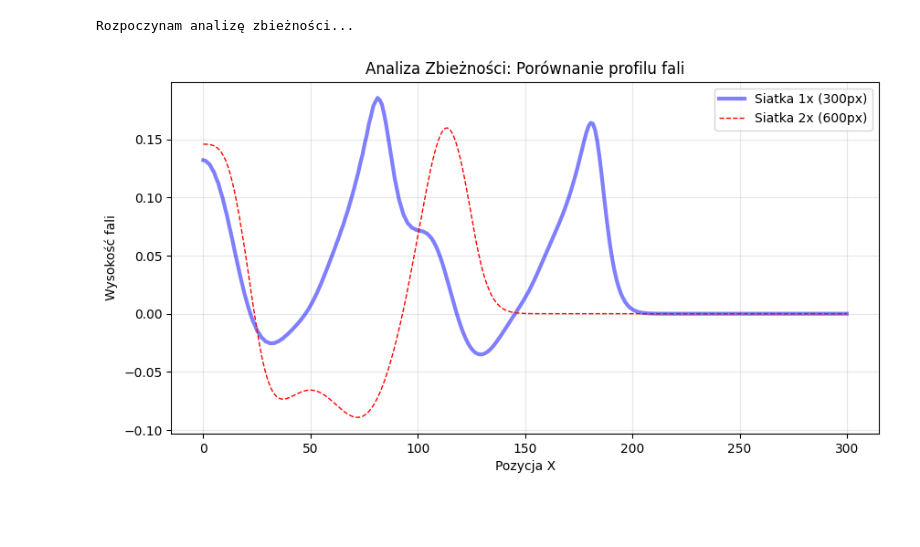
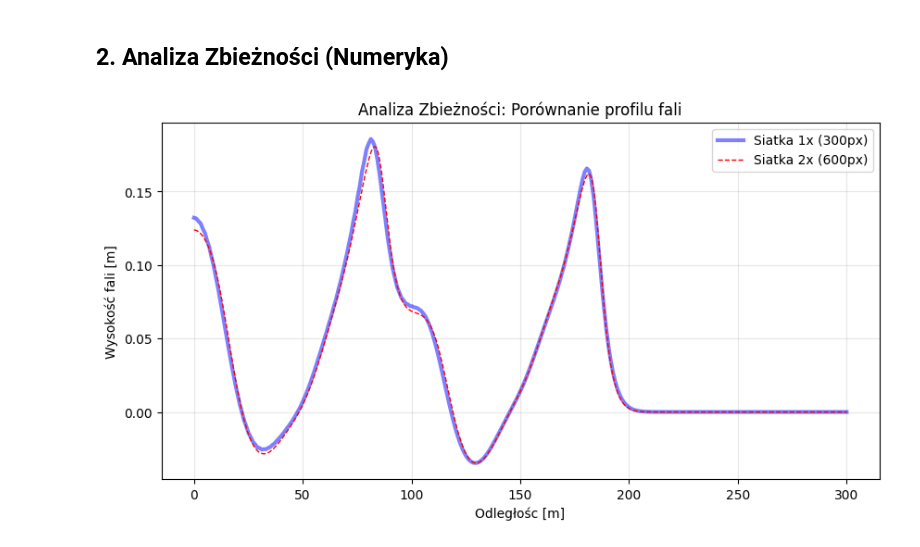
Before and after one commit to MUPAGH2025/2janczak, a Jupyter notebook: projekt1.ipynb, the cells around one changed output. Cells and saved outputs as stored; diff of their text form; code cells hidden in the pictures; blank space fills up the shorter version.

```diff
--- a/projekt1.ipynb
+++ b/projekt1.ipynb
@@ -160,50 +159,39 @@ def run_experiment(amplituda, szerokosc, tytul, nazwa_pliku):
+# %% [markdown]
+## 2. Analiza Zbieżności (Numeryka)
 # %%
-# --- ANALIZA ZBIEŻNOŚCI (Wymagane do oceny 25% Numeryka) ---
-# Porównujemy siatkę 1x (300x40) z siatką 2x (600x80)
-
-print("Rozpoczynam analizę zbieżności...")
-
-# Funkcja pomocnicza generująca stan dla danej skali
 def get_setup(scale=1):
     nx, ny = 300 * scale, 40 * scale
     x_granica = nx // 2
-    profil = np.concatenate([np.full(x_granica, 4.0), np.linspace(4.0, 0.5, nx - x_granica)])
+    profil = np.concatenate([np.full(x_granica, 4.0), np.linspace(4.0, 0, nx - x_granica)])
     b = np.tile(profil[:, np.newaxis], (1, ny))
 
     xx, yy = np.meshgrid(np.arange(nx), np.arange(ny), indexing='ij')
     dist_sq = (xx - 50*scale)**2 + (yy - 20*scale)**2
     z = 0.5 * np.exp(-dist_sq / (2 * (10.0*scale)**2))
     return b + z, b
 
-# Symulacja 1x
 h_init_1, b_1 = get_setup(1)
 res1 = ShallowWaterEquationsIntegrator(h_initial=h_init_1, bathymetry=b_1)(nt=200, g=9.81, dt_over_dxy=(0.1, 0.1), outfreq=200)
 
-# Symulacja 2x (gęstsza)
 h_init_2, b_2 = get_setup(2)
-# Uwaga: dt mniejsze (0.05) i nt większe (400), żeby fizyczny czas był ten sam
-res2 = ShallowWaterEquationsIntegrator(h_initial=h_init_2, bathymetry=b_2)(nt=400, g=9.81, dt_over_dxy=(0.05, 0.05), outfreq=400)
+res2 = ShallowWaterEquationsIntegrator(h_initial=h_init_2, bathymetry=b_2)(nt=400, g=9.81, dt_over_dxy=(0.1, 0.1), outfreq=400)
 
-# Rysowanie porównania
 fig_conv = pyplot.figure(figsize=(10, 5))
 ax_conv = fig_conv.add_subplot(1, 1, 1)
 
-# Bierzemy środek kanału (dla 1x to indeks 20, dla 2x to indeks 40)
-# Odejmujemy dno, żeby pokazać samą falę
 wave1 = res1['h'][-1][:, 20] - b_1[:, 20]
 wave2 = res2['h'][-1][:, 40] - b_2[:, 40]
 
 ax_conv.plot(np.linspace(0, 300, len(wave1)), wave1, 'b-', lw=3, alpha=0.5, label='Siatka 1x (300px)')
 ax_conv.plot(np.linspace(0, 300, len(wave2)), wave2, 'r--', lw=1, label='Siatka 2x (600px)')
 
 ax_conv.set_title("Analiza Zbieżności: Porównanie profilu fali")
-ax_conv.set_xlabel("Pozycja X")
-ax_conv.set_ylabel("Wysokość fali")
+ax_conv.set_xlabel("Odległośc [m]")
+ax_conv.set_ylabel("Wysokość fali [m]")
 ax_conv.legend()
 ax_conv.grid(True, alpha=0.3)
 
-pyplot.savefig("analiza_zbieznosci.pdf") # Zapisujemy wykres!
+pyplot.savefig("analiza_zbieznosci.pdf")
 pyplot.show()
 # %% [output]
-Rozpoczynam analizę zbieżności...
-[figure, old version]
+[figure, new version]
```
Also changed, not shown: parts of 12 cells of this notebook.
